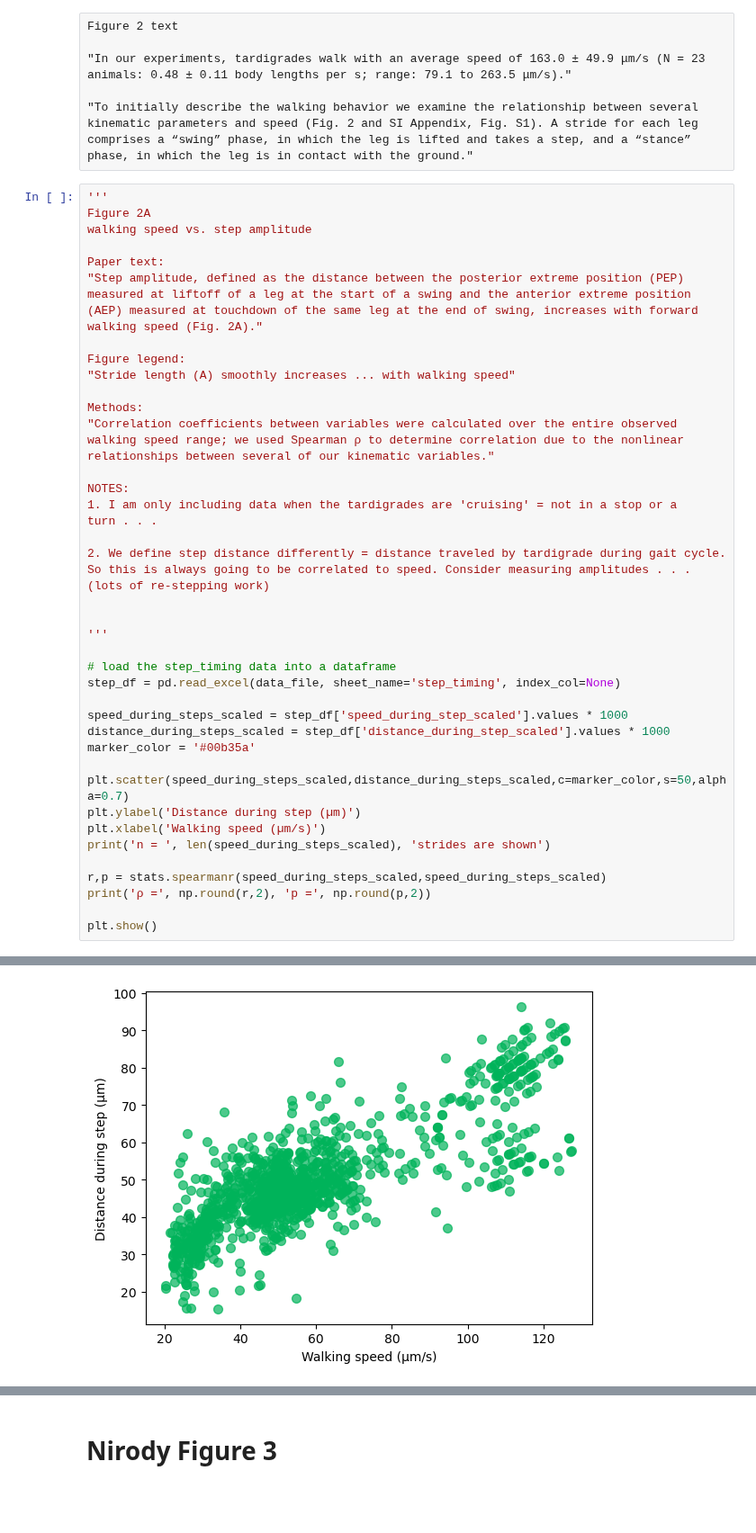
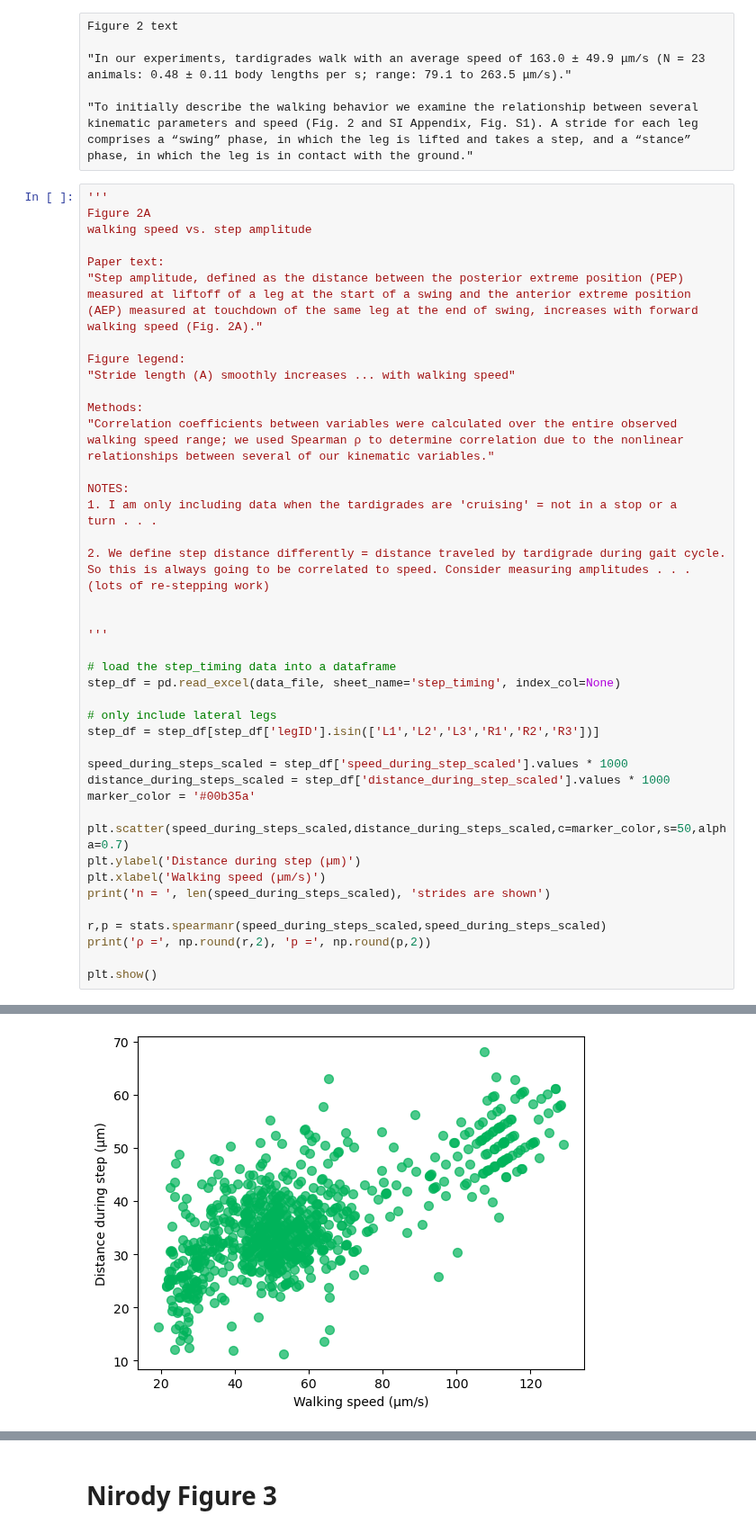
Before and after one commit to enwudz/gait, a Jupyter notebook: Speed and Step Kinematics.ipynb, the cells around one changed output, grey strips where cells are left out. Shown at 90% size. Drawn from its saved outputs; the diff is of its cells as text; blank space fills up the shorter version.

```diff
--- a/Speed and Step Kinematics.ipynb
+++ b/Speed and Step Kinematics.ipynb
@@ -70,6 +70,9 @@ So this is always going to be correlated to speed. Consider measuring amplitudes
 # load the step_timing data into a dataframe
 step_df = pd.read_excel(data_file, sheet_name='step_timing', index_col=None)
 
+# only include lateral legs
+step_df = step_df[step_df['legID'].isin(['L1','L2','L3','R1','R2','R3'])]
+
 speed_during_steps_scaled = step_df['speed_during_step_scaled'].values * 1000
 distance_during_steps_scaled = step_df['distance_during_step_scaled'].values * 1000
 marker_color = '#00b35a'
@@ -88,5 +91,5 @@ n =  1149 strides are shown
 ρ = 1.0 p = 0.0
-[figure, old version]
+[figure, new version]
 # %%
 '''
 Figure 2B
```
Also changed, not shown: parts of 11 cells of this notebook, 5 other files.
